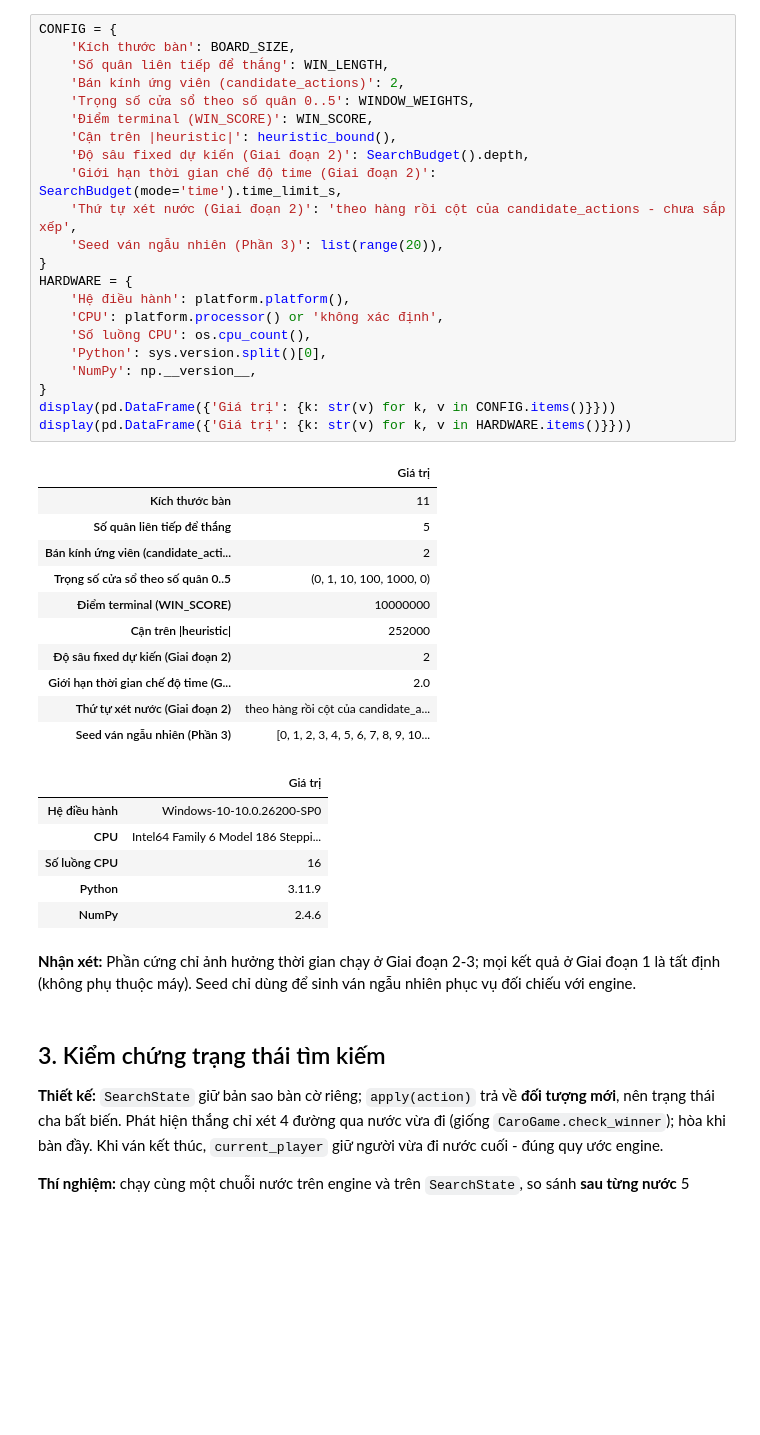
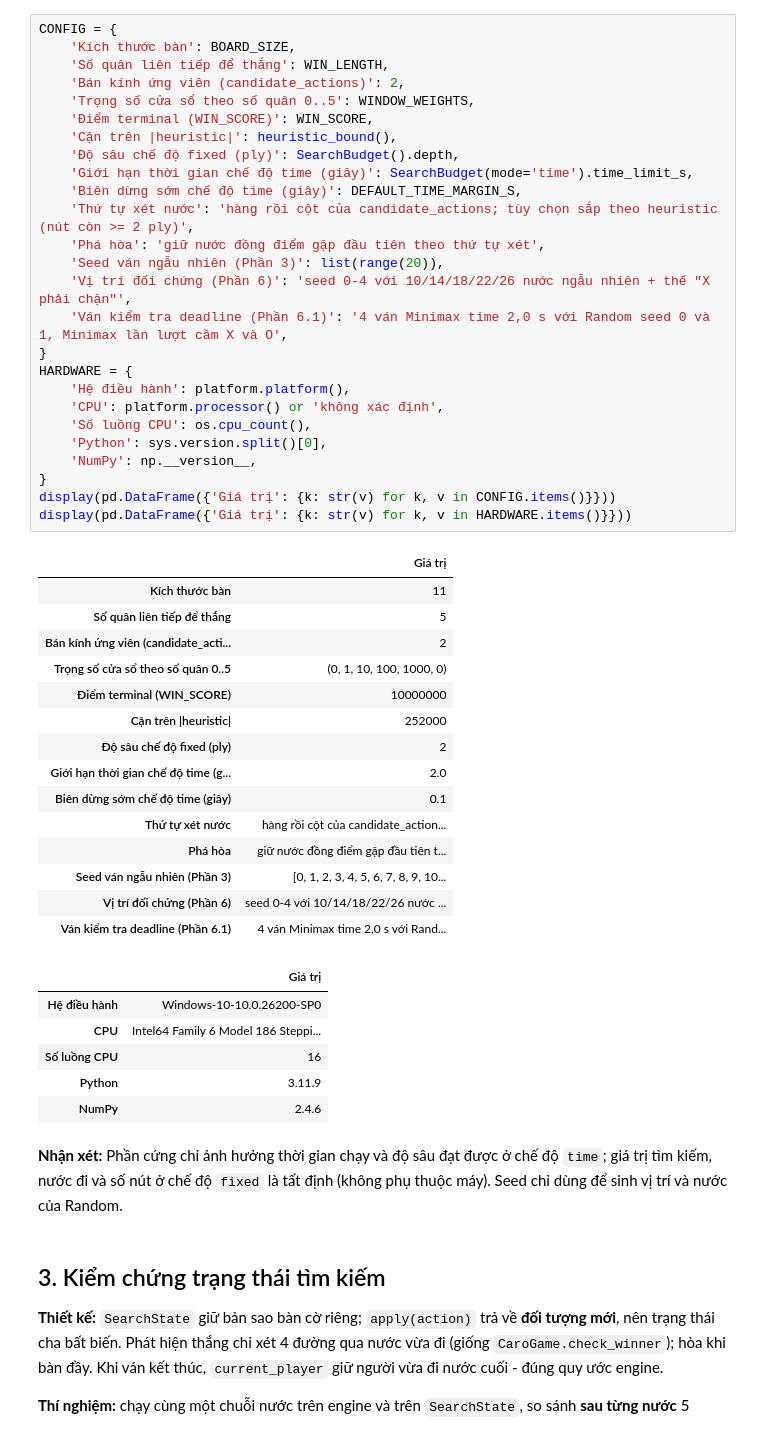
Before and after one commit to 10tothepowerof6/AdvancedAI-Repo, a Jupyter notebook: caro-11x11/notebooks/02_minimax.ipynb, the cells around one changed output. Saved outputs shown, nothing was run; the diff lists cells and outputs as text; blank space fills up the shorter version.

```diff
--- a/caro-11x11/notebooks/02_minimax.ipynb
+++ b/caro-11x11/notebooks/02_minimax.ipynb
@@ -62,37 +72,45 @@ Toàn bộ cấu hình tập trung ở cell dưới. Các mục Giai đoạn 2 (
 # %%
 CONFIG = {
     'Kích thước bàn': BOARD_SIZE,
     'Số quân liên tiếp để thắng': WIN_LENGTH,
     'Bán kính ứng viên (candidate_actions)': 2,
     'Trọng số cửa sổ theo số quân 0..5': WINDOW_WEIGHTS,
     'Điểm terminal (WIN_SCORE)': WIN_SCORE,
     'Cận trên |heuristic|': heuristic_bound(),
-    'Độ sâu fixed dự kiến (Giai đoạn 2)': SearchBudget().depth,
-    'Giới hạn thời gian chế độ time (Giai đoạn 2)': SearchBudget(mode='time').time_limit_s,
-    'Thứ tự xét nước (Giai đoạn 2)': 'theo hàng rồi cột của candidate_actions - chưa sắp xếp',
+    'Độ sâu chế độ fixed (ply)': SearchBudget().depth,
+    'Giới hạn thời gian chế độ time (giây)': SearchBudget(mode='time').time_limit_s,
+    'Biên dừng sớm chế độ time (giây)': DEFAULT_TIME_MARGIN_S,
+    'Thứ tự xét nước': 'hàng rồi cột của candidate_actions; tùy chọn sắp theo heuristic (nút còn >= 2 ply)',
+    'Phá hòa': 'giữ nước đồng điểm gặp đầu tiên theo thứ tự xét',
     'Seed ván ngẫu nhiên (Phần 3)': list(range(20)),
+    'Vị trí đối chứng (Phần 6)': 'seed 0-4 với 10/14/18/22/26 nước ngẫu nhiên + thế "X phải chặn"',
+    'Ván kiểm tra deadline (Phần 6.1)': '4 ván Minimax time 2,0 s với Random seed 0 và 1, Minimax lần lượt cầm X và O',
 }
 HARDWARE = {
     'Hệ điều hành': platform.platform(),
     'CPU': platform.processor() or 'không xác định',
     'Số luồng CPU': os.cpu_count(),
     'Python': sys.version.split()[0],
     'NumPy': np.__version__,
 }
 display(pd.DataFrame({'Giá trị': {k: str(v) for k, v in CONFIG.items()}}))
 display(pd.DataFrame({'Giá trị': {k: str(v) for k, v in HARDWARE.items()}}))
 # %% [output]
 |  | Giá trị |
 | Kích thước bàn | 11 |
 | Số quân liên tiếp để thắng | 5 |
 | Bán kính ứng viên (candidate_acti... | 2 |
 | Trọng số cửa sổ theo số quân 0..5 | (0, 1, 10, 100, 1000, 0) |
 | Điểm terminal (WIN_SCORE) | 10000000 |
 | Cận trên |heuristic| | 252000 |
-| Độ sâu fixed dự kiến (Giai đoạn 2) | 2 |
-| Giới hạn thời gian chế độ time (G... | 2.0 |
-| Thứ tự xét nước (Giai đoạn 2) | theo hàng rồi cột của candidate_a... |
+| Độ sâu chế độ fixed (ply) | 2 |
+| Giới hạn thời gian chế độ time (g... | 2.0 |
+| Biên dừng sớm chế độ time (giây) | 0.1 |
+| Thứ tự xét nước | hàng rồi cột của candidate_action... |
+| Phá hòa | giữ nước đồng điểm gặp đầu tiên t... |
 | Seed ván ngẫu nhiên (Phần 3) | [0, 1, 2, 3, 4, 5, 6, 7, 8, 9, 10... |
+| Vị trí đối chứng (Phần 6) | seed 0-4 với 10/14/18/22/26 nước ... |
+| Ván kiểm tra deadline (Phần 6.1) | 4 ván Minimax time 2,0 s với Rand... |
 |  | Giá trị |
 | Hệ điều hành | Windows-10-10.0.26200-SP0 |
 | CPU | Intel64 Family 6 Model 186 Steppi... |
@@ -100,8 +118,8 @@ display(pd.DataFrame({'Giá trị': {k: str(v) for k, v in HARDWARE.items()}}))
 | Python | 3.11.9 |
 | NumPy | 2.4.6 |
 # %% [markdown]
-**Nhận xét:** Phần cứng chỉ ảnh hưởng thời gian chạy ở Giai đoạn 2-3; mọi kết quả ở Giai đoạn 1 là tất định
-(không phụ thuộc máy). Seed chỉ dùng để sinh ván ngẫu nhiên phục vụ đối chiếu với engine.
+**Nhận xét:** Phần cứng chỉ ảnh hưởng thời gian chạy và độ sâu đạt được ở chế độ `time`; giá trị tìm kiếm,
+nước đi và số nút ở chế độ `fixed` là tất định (không phụ thuộc máy). Seed chỉ dùng để sinh vị trí và nước của Random.
 # %% [markdown]
 ## 3. Kiểm chứng trạng thái tìm kiếm
 
```
Also changed, not shown: parts of 29 cells of this notebook.
